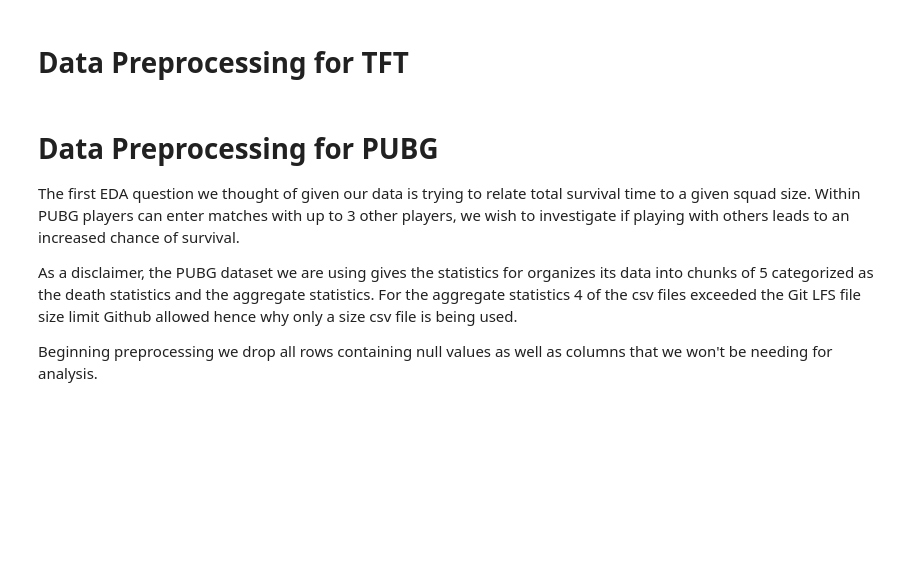
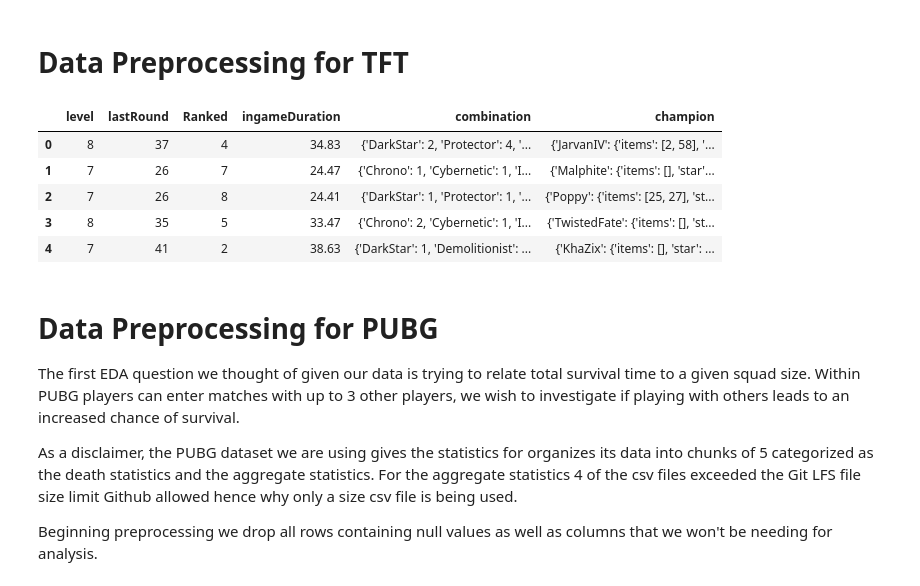
Before and after one commit to Shoofy32/CSMODEL, a Jupyter notebook: CSMODEL.ipynb, the cells around one changed output. Saved outputs shown, nothing was run; the diff lists cells and outputs as text; code cells hidden in the pictures; blank space fills up the shorter version.

Commit message:
I did some Data processing for TFT

```diff
--- a/CSMODEL.ipynb
+++ b/CSMODEL.ipynb
@@ -39,11 +41,35 @@ CSGO_MM_Master = pd.read_csv("Datasets\CSGO_Match_Data\mm_master_demos.csv")
 # %% [markdown]
 # Data Preprocessing for TFT
 # %%
-TFT_C_Data_df = TFT_C_Data_df.drop(columns=['gameId','gameDuration'])
-TFT_D_Data_df = TFT_D_Data_df.drop(columns=['gameId','gameDuration'])
-TFT_GM_Data_df = TFT_GM_Data_df.drop(columns=['gameId','gameDuration'])
-TFT_M_Data_df = TFT_M_Data_df.drop(columns=['gameId','gameDuration'])
-TFT_P_Data_df = TFT_P_Data_df.drop(columns=['gameId','gameDuration'])
+TFT_C_Processed = TFT_C_Data_df.drop(columns=['gameId','gameDuration'])
+TFT_D_Processed = TFT_D_Data_df.drop(columns=['gameId','gameDuration'])
+TFT_GM_Processed = TFT_GM_Data_df.drop(columns=['gameId','gameDuration'])
+TFT_M_Processed = TFT_M_Data_df.drop(columns=['gameId','gameDuration'])
+TFT_P_Processed = TFT_P_Data_df.drop(columns=['gameId','gameDuration'])
+# %%
+#convert to minutes
+
+TFT_C_Processed['ingameDuration'] = TFT_C_Processed['ingameDuration'] / 60
+TFT_C_Processed['ingameDuration'] = np.round(TFT_C_Processed['ingameDuration'], decimals=2)
+
+TFT_D_Processed['ingameDuration'] = TFT_D_Processed['ingameDuration'] / 60
+TFT_D_Processed['ingameDuration'] = np.round(TFT_D_Processed['ingameDuration'], decimals=2)
+
+TFT_GM_Processed['ingameDuration'] = TFT_GM_Processed['ingameDuration'] / 60
+TFT_GM_Processed['ingameDuration'] = np.round(TFT_GM_Processed['ingameDuration'], decimals=2)
+
+TFT_M_Processed['ingameDuration'] = TFT_M_Processed['ingameDuration'] / 60
+TFT_M_Processed['ingameDuration'] = np.round(TFT_M_Processed['ingameDuration'], decimals=2)
+
+TFT_P_Processed['ingameDuration'] = TFT_P_Processed['ingameDuration'] / 60
+TFT_P_Processed['ingameDuration'] = np.round(TFT_P_Processed['ingameDuration'], decimals=2)
+# %% [output]
+|  | level | lastRound | Ranked | ingameDuration | combination | champion |
+| 0 | 8 | 37 | 4 | 34.83 | {'DarkStar': 2, 'Protector': 4, '... | {'JarvanIV': {'items': [2, 58], '... |
+| 1 | 7 | 26 | 7 | 24.47 | {'Chrono': 1, 'Cybernetic': 1, 'I... | {'Malphite': {'items': [], 'star'... |
+| 2 | 7 | 26 | 8 | 24.41 | {'DarkStar': 1, 'Protector': 1, '... | {'Poppy': {'items': [25, 27], 'st... |
+| 3 | 8 | 35 | 5 | 33.47 | {'Chrono': 2, 'Cybernetic': 1, 'I... | {'TwistedFate': {'items': [], 'st... |
+| 4 | 7 | 41 | 2 | 38.63 | {'DarkStar': 1, 'Demolitionist': ... | {'KhaZix': {'items': [], 'star': ... |
 # %% [markdown]
 # Data Preprocessing for PUBG
 The first EDA question we thought of given our data is trying to relate total survival time to a given squad size. Within PUBG players can enter matches with up to 3 other players, we wish to investigate if playing with others leads to an increased chance of survival.
```
Also changed, not shown: parts of 1 cell of this notebook.
